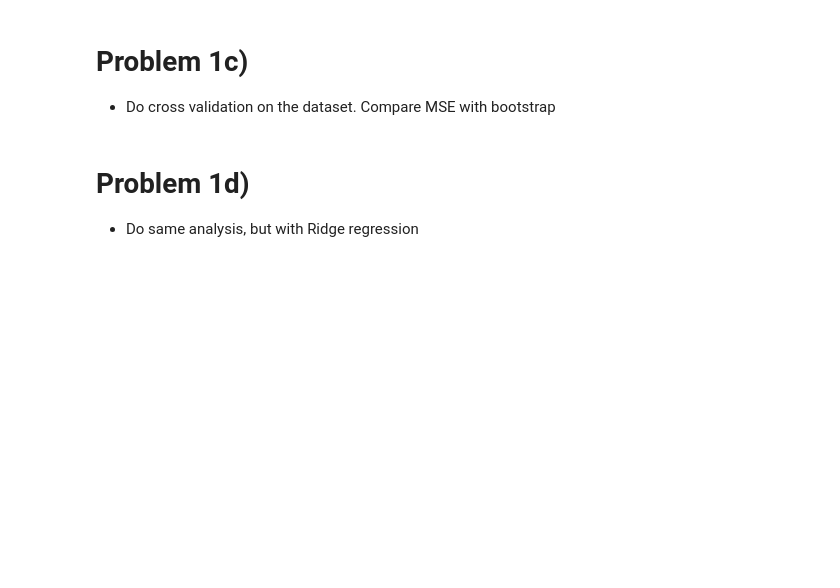
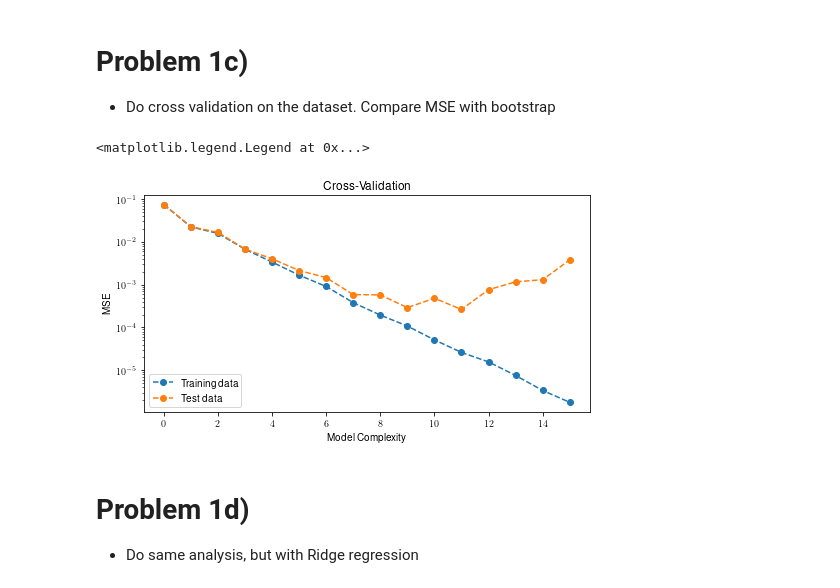
Before and after one commit to nicholaskarlsen/FYS-STK4155, a Jupyter notebook: project_1/notebooks/Untitled.ipynb, the cells around one changed output. Saved outputs shown, nothing was run; the diff lists cells and outputs as text; code cells hidden in the pictures; blank space fills up the shorter version.

Commit message:
Added cross-validation in notebook + unit test for Ridge

```diff
--- a/project_1/notebooks/Untitled.ipynb
+++ b/project_1/notebooks/Untitled.ipynb
@@ -169,6 +169,48 @@ plt.legend(loc="lower left")
 # %% [markdown]
 # Problem 1c)
 - Do cross validation on the dataset. Compare MSE with bootstrap
+# %%
+def p3_analysis(x, y, z, degrees, k):
+
+    columns = [
+        "MSE train", "MSE test",
+        "R2 train", "R2 test"
+        #"Variance train", "Variance test"
+        #"Bias train", "Bias test"
+    ]
+
+    data = pd.DataFrame(columns=columns, index=degrees)
+    test_indices, train_indices = k_fold_selection(z, k=k)
+
+    for i, deg in enumerate(degrees):
+        X = design_matrix_2D(x, y, deg)
+
+        # Normalize the design matrix
+        X = scaler.fit_transform(X)
+        X[:, 0] = np.ones(X.shape[0])
+
+        output = cross_validation(X, z, k_folds = k)
+
+        for col in columns:
+            data[col][deg] = output[col].mean()
+
+
+    return data
+# %%
+degrees = np.arange(0, 16)
+dat_cross = p3_analysis(x_dat, y_dat, z_dat, degrees, k=55)
+
+plt.figure(figsize=(8,4))
+
+plt.semilogy(degrees, dat_cross["MSE train"],"o--", label = "Training data")
+plt.semilogy(degrees, dat_cross["MSE test"],"o--", label = "Test data")
+plt.xlabel("Model Complexity")
+plt.ylabel("MSE")
+plt.title("Cross-Validation")
+plt.legend(loc="lower left")
+# %% [output]
+<matplotlib.legend.Legend at 0x...>
+[figure, added]
 # %% [markdown]
 # Problem 1d)
 - Do same analysis, but with Ridge regression
```
Also changed, not shown: parts of 4 cells of this notebook, 3 other files.
